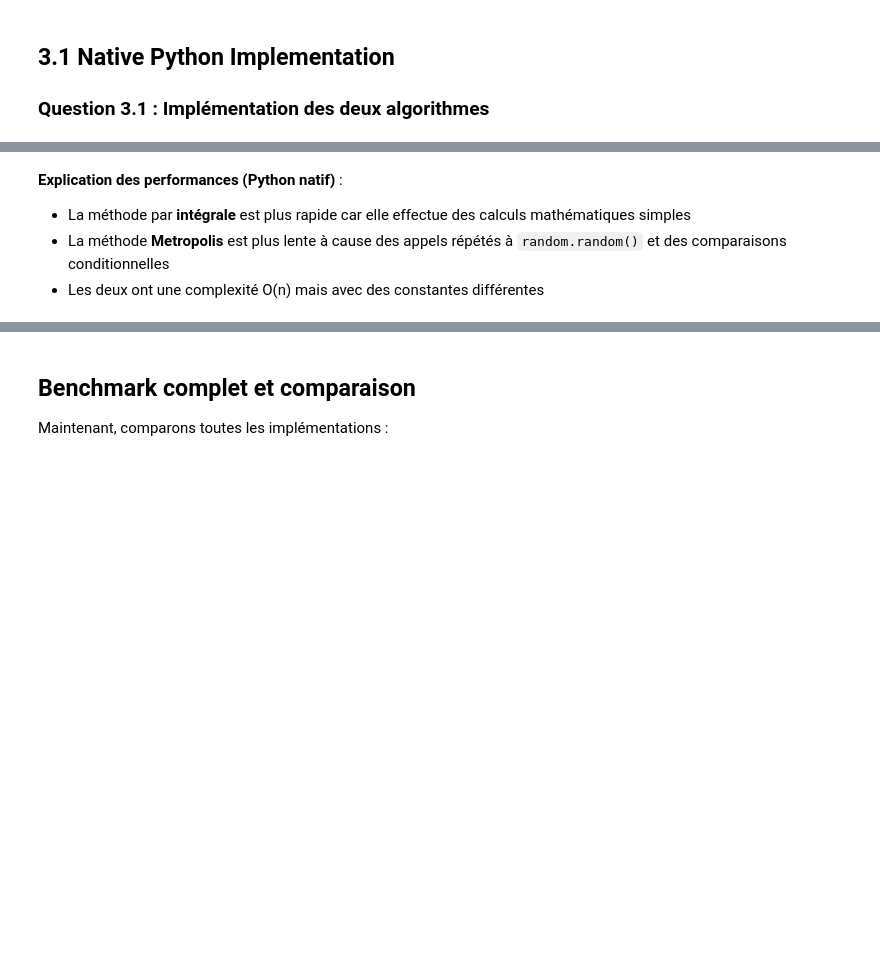
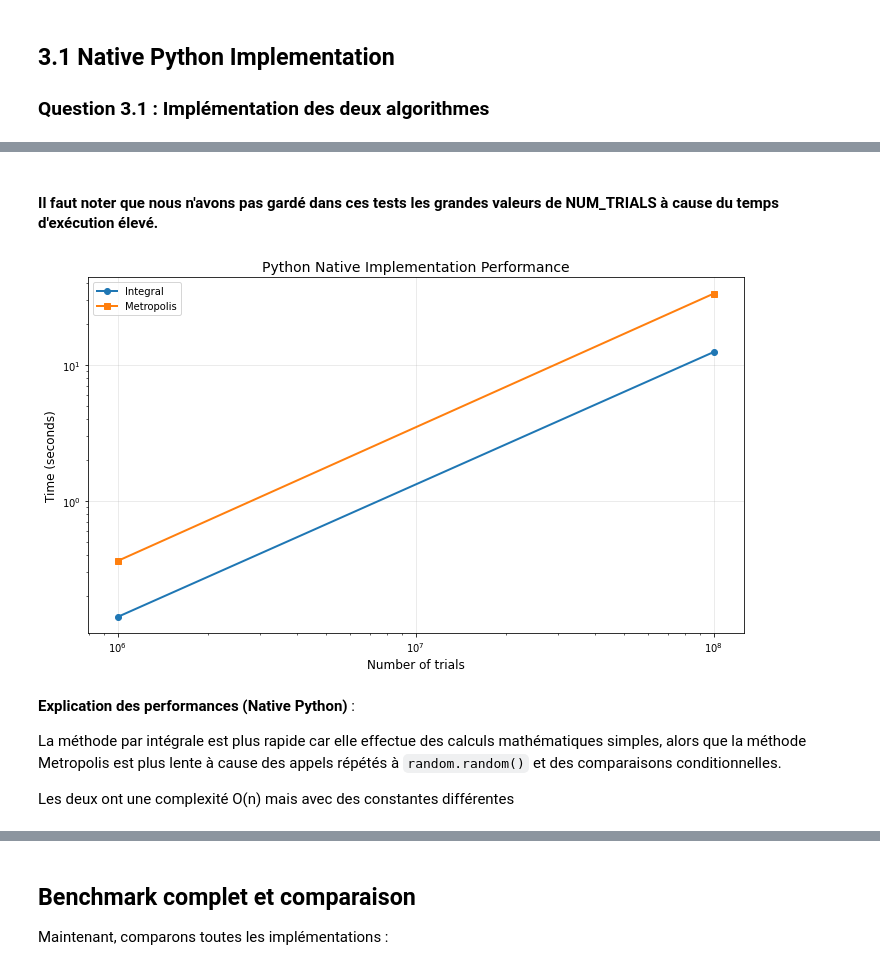
Before and after one commit to MarounC6/Parallel_Computing_CPU_Python_HPC, a Jupyter notebook: computing_pi.ipynb, the cells around one changed output, grey strips where cells are left out. Saved outputs shown, nothing was run; the diff lists cells and outputs as text; code cells hidden in the pictures; blank space fills up the shorter version.

```diff
--- a/computing_pi.ipynb
+++ b/computing_pi.ipynb
@@ -26,26 +22,16 @@ results = {}
 ### Question 3.1 : Implémentation des deux algorithmes
 # %%
 def compute_pi_integral_python(num_trials):
-    """
-    Calcul de PI par la méthode de l'intégrale.
-    Approxime l'intégrale de 4/(1+x²) de 0 à 1.
-    """
     step = 1.0 / num_trials
     sum_val = 0.0
 
     for j in range(num_trials):
         x = (j - 0.5) * step
         sum_val += 4.0 / (1.0 + x * x)
-
     return sum_val * step
 
 
 def compute_pi_metropolis_python(num_trials, seed=42):
-    """
-    Calcul de PI par la méthode de Metropolis (Monte Carlo).
-    Simule des points aléatoires dans un carré et compte ceux dans le cercle.
-    """
-    import random
     random.seed(seed)
     counter = 0
 
@@ -60,7 +46,7 @@ def compute_pi_metropolis_python(num_trials, seed=42):
     return 4.0 * counter / num_trials
 
 
-# Test rapide
+
 print("Test avec 1,000,000 itérations:")
 print(f"PI (intégrale) = {compute_pi_integral_python(1_000_000)}")
 print(f"PI (metropolis) = {compute_pi_metropolis_python(1_000_000)}")
@@ -70,20 +64,19 @@ print(f"Valeur réelle π = {np.pi}")
 # %%
-# Benchmark des implémentations Python natives
 results['python_native'] = {'integral': [], 'metropolis': []}
 
 for num_trial in NUM_TRIALS:
-    print(f"\nTesting with {num_trial:,} iterations...")
-
     # Test intégrale
     start = time.time()
     pi_val = compute_pi_integral_python(num_trial)
     elapsed = time.time() - start
-    results['python_native']['integral'].append(elapsed)
-    print(f"  Integral: π = {pi_val:.6f}, Time = {elapsed:.4f}s")
+    results['python_native']['integral'].append([elapsed, num_trial, pi_val])
+    print(f"  Integral: num_trials = {num_trial}, pi = {pi_val:.6f}, Time = {elapsed:.4f}s")
 
     # Test Metropolis
     start = time.time()
     pi_val = compute_pi_metropolis_python(num_trial)
     elapsed = time.time() - start
-    results['python_native']['metropolis'].append(elapsed)
-    print(f"  Metropolis: π = {pi_val:.6f}, Time = {elapsed:.4f}s")
+    results['python_native']['metropolis'].append([elapsed, num_trial, pi_val])
+    print(f"  Metropolis: num_trials = {num_trial}, pi = {pi_val:.6f}, Time = {elapsed:.4f}s")
+
+print(results)
@@ -90,22 +93,32 @@ for num_trial in NUM_TRIALS:
+# %% [markdown]
+#### Il faut noter que nous n'avons pas gardé dans ces tests les grandes valeurs de NUM_TRIALS à cause du temps d'exécution élevé.
 # %%
 # Visualisation des performances Python natif
 fig, ax = plt.subplots(figsize=(10, 6))
-ax.plot(NUM_TRIALS, results['python_native']['integral'], 'o-', label='Integral', linewidth=2)
-ax.plot(NUM_TRIALS, results['python_native']['metropolis'], 's-', label='Metropolis', linewidth=2)
+
+# Extraire les temps (premier élément de chaque liste)
+integral_times = [x[0] for x in results['python_native']['integral']]
+metropolis_times = [x[0] for x in results['python_native']['metropolis']]
+
+ax.plot(NUM_TRIALS, integral_times, 'o-', label='Integral', linewidth=2)
+ax.plot(NUM_TRIALS, metropolis_times, 's-', label='Metropolis', linewidth=2)
 ax.set_xlabel('Number of trials', fontsize=12)
 ax.set_ylabel('Time (seconds)', fontsize=12)
 ax.set_title('Python Native Implementation Performance', fontsize=14)
 ax.set_xscale('log')
 ax.set_yscale('log')
 ax.legend()
 ax.grid(True, alpha=0.3)
 plt.tight_layout()
 plt.show()
+# %% [output]
+[figure, added]
 # %% [markdown]
-**Explication des performances (Python natif)** :
-- La méthode par **intégrale** est plus rapide car elle effectue des calculs mathématiques simples
-- La méthode **Metropolis** est plus lente à cause des appels répétés à `random.random()` et des comparaisons conditionnelles
-- Les deux ont une complexité O(n) mais avec des constantes différentes
+**Explication des performances (Native Python)** :
+
+La méthode par intégrale est plus rapide car elle effectue des calculs mathématiques simples, alors que la méthode Metropolis est plus lente à cause des appels répétés à `random.random()` et des comparaisons conditionnelles.
+
+Les deux ont une complexité O(n) mais avec des constantes différentes
 # %% [markdown]
 ## 3.2 Generator and Lambda
 
```
Also changed, not shown: parts of 36 cells of this notebook, 3 other files.
